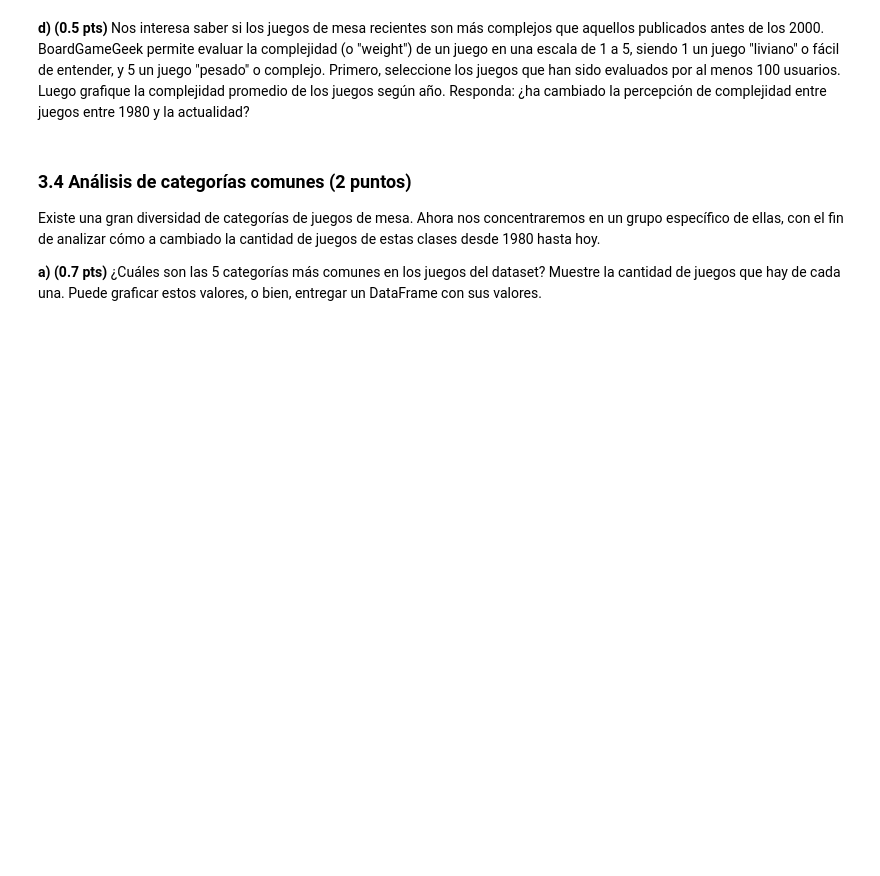
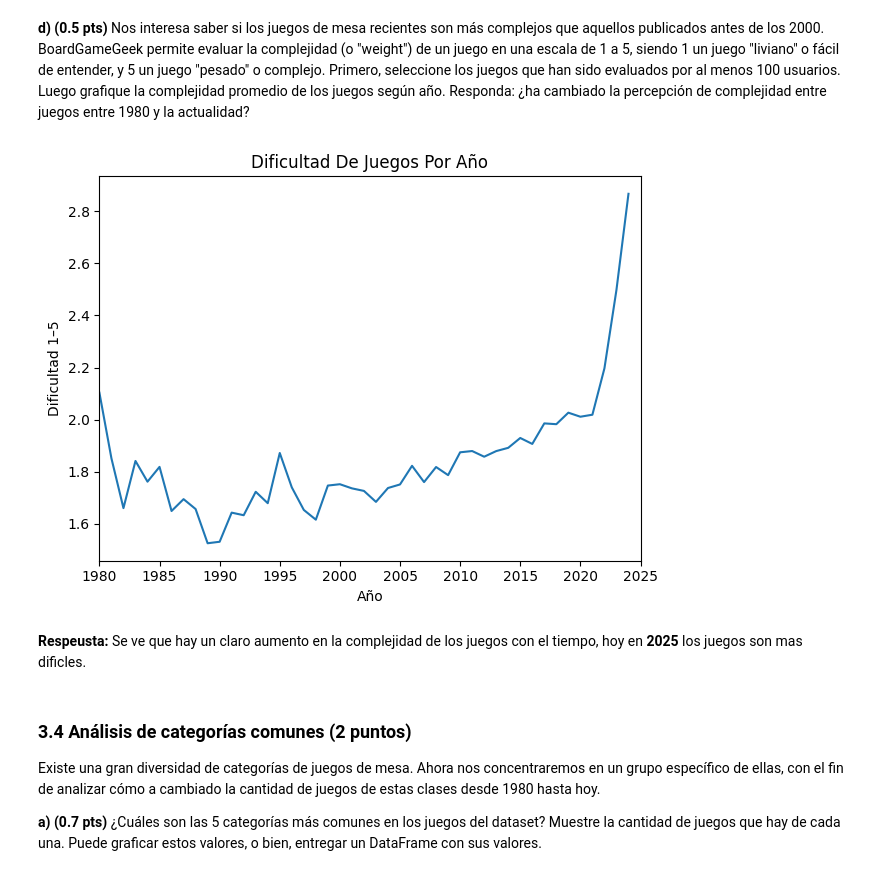
Before and after one commit to Sebastmenas/IMT2200--Sebastian-Mena, a Jupyter notebook: Tareas/T1/IMT2200-25s2 - Tarea 01.ipynb, the cells around one changed output. Cells and saved outputs as stored; diff of their text form; code cells hidden in the pictures; blank space fills up the shorter version.

```diff
--- a/Tareas/T1/IMT2200-25s2 - Tarea 01.ipynb
+++ b/Tareas/T1/IMT2200-25s2 - Tarea 01.ipynb
@@ -250,5 +291,24 @@ Se dejo entre 5 min y 18 0min, que es mas tipico de juegos familiares o de gente
 # %% [markdown]
 **d) (0.5 pts)** Nos interesa saber si los juegos de mesa recientes son más complejos que aquellos publicados antes de los 2000. BoardGameGeek permite evaluar la complejidad (o "weight") de un juego en una escala de 1 a 5, siendo 1 un juego "liviano" o fácil de entender, y 5 un juego "pesado" o complejo. Primero, seleccione los juegos que han sido evaluados por al menos 100 usuarios. Luego grafique la complejidad promedio de los juegos según año. Responda: ¿ha cambiado la percepción de complejidad entre juegos entre 1980 y la actualidad?
+# %%
+#filtramos por años
+dts = dt[dt["num_votes"] > 100]  #filtramos para que los votos sean mayor a 100
+tmp = dts.groupby("year")["complexity"].mean().sort_index()  #agrupamos año y complejidad ordenada.
+
+
+
+# lo graficamos
+ax = tmp.plot()
+#ajustes del grafico
+ax.set_xlabel("Año")
+ax.set_ylabel("Dificultad 1–5")
+ax.set_title("Dificultad De Juegos Por Año")
+ax.set_xlim(1980, 2025)
+plt.tight_layout(); plt.show()
+# %% [output]
+[figure, added]
+# %% [markdown]
+**Respeusta:** Se ve que hay un claro aumento en la complejidad de los juegos con el tiempo, hoy en **2025** los juegos son mas dificles.
 # %% [markdown]
 ### 3.4 Análisis de categorías comunes (2 puntos)
 
```
Also changed, not shown: parts of 14 cells of this notebook, 1 other file.
